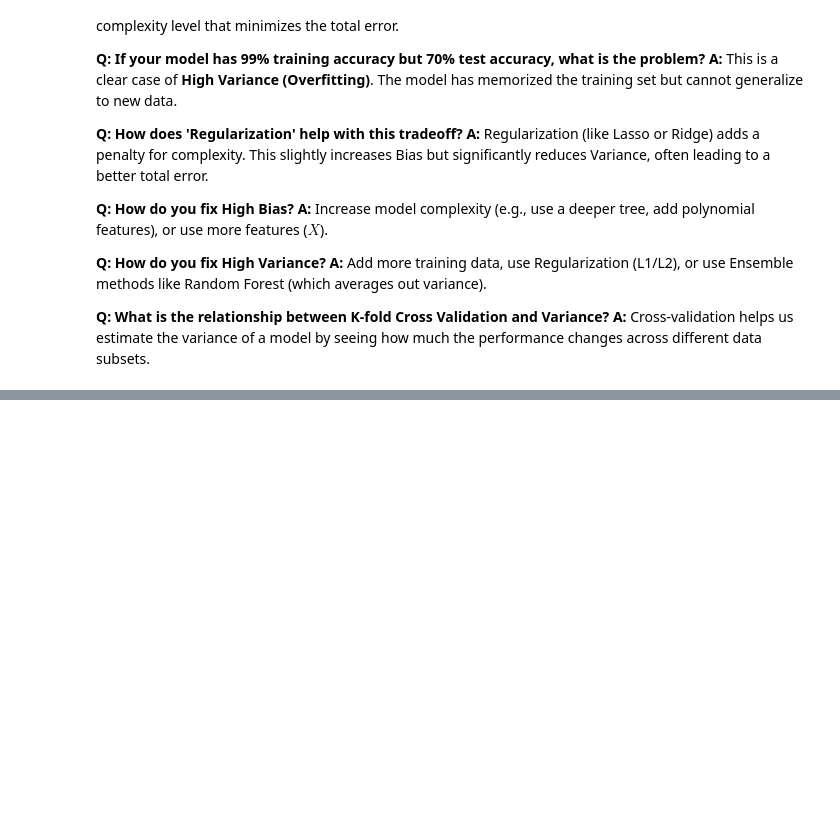
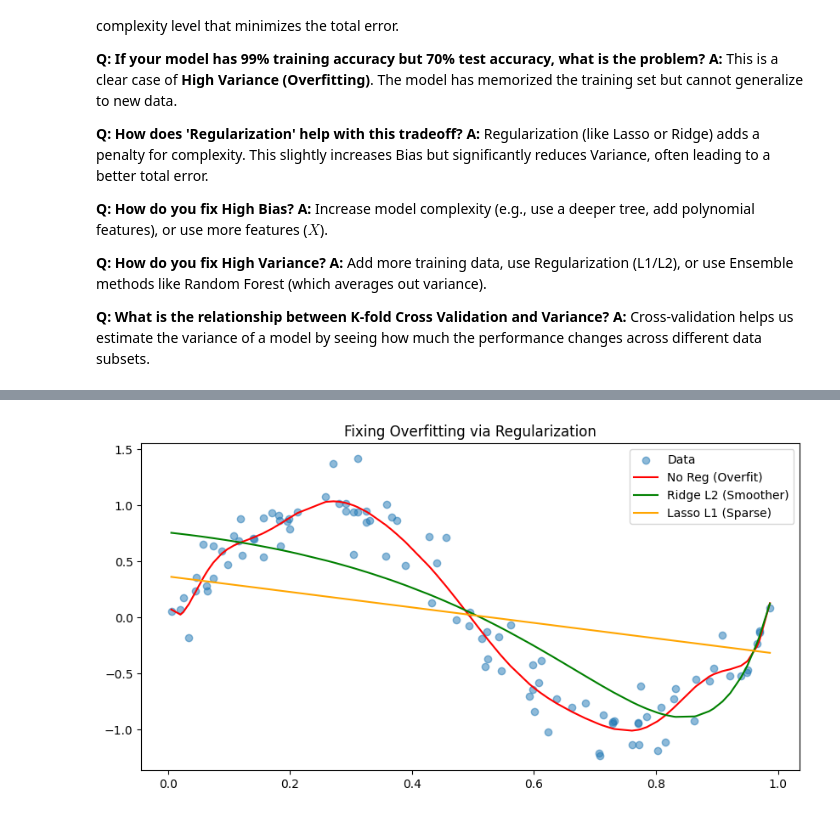
Before and after one commit to rsys-adsingh/Machine-Learning, a Jupyter notebook: study/Chapter_4.ipynb, the cells around one changed output, grey strips where cells are left out. Drawn from its saved outputs; the diff is of its cells as text; code cells hidden in the pictures; blank space fills up the shorter version.

```diff
--- a/study/Chapter_4.ipynb
+++ b/study/Chapter_4.ipynb
@@ -971,0 +1077,26 @@ plt.show()
+# %%
+from sklearn.linear_model import Ridge, Lasso
+
+# Using the overfit data X_curve, y_curve from before
+poly = PolynomialFeatures(degree=15)
+X_poly = poly.fit_transform(X_curve)
+
+# 1. No Regularization (Standard OLS)
+model_ols = LinearRegression().fit(X_poly, y_curve)
+
+# 2. Ridge (L2) - Penalty alpha=1.0
+model_ridge = Ridge(alpha=1.0).fit(X_poly, y_curve)
+
+# 3. Lasso (L1) - Penalty alpha=0.1
+model_lasso = Lasso(alpha=0.1).fit(X_poly, y_curve)
+
+plt.figure(figsize=(10, 5))
+plt.scatter(X_curve, y_curve, alpha=0.5, label="Data")
+plt.plot(X_curve, model_ols.predict(X_poly), label="No Reg (Overfit)", color='red')
+plt.plot(X_curve, model_ridge.predict(X_poly), label="Ridge L2 (Smoother)", color='green')
+plt.plot(X_curve, model_lasso.predict(X_poly), label="Lasso L1 (Sparse)", color='orange')
+plt.title("Fixing Overfitting via Regularization")
+plt.legend()
+plt.show()
+# %% [output]
+[figure, added]
```
Also changed, not shown: parts of 11 cells of this notebook.
